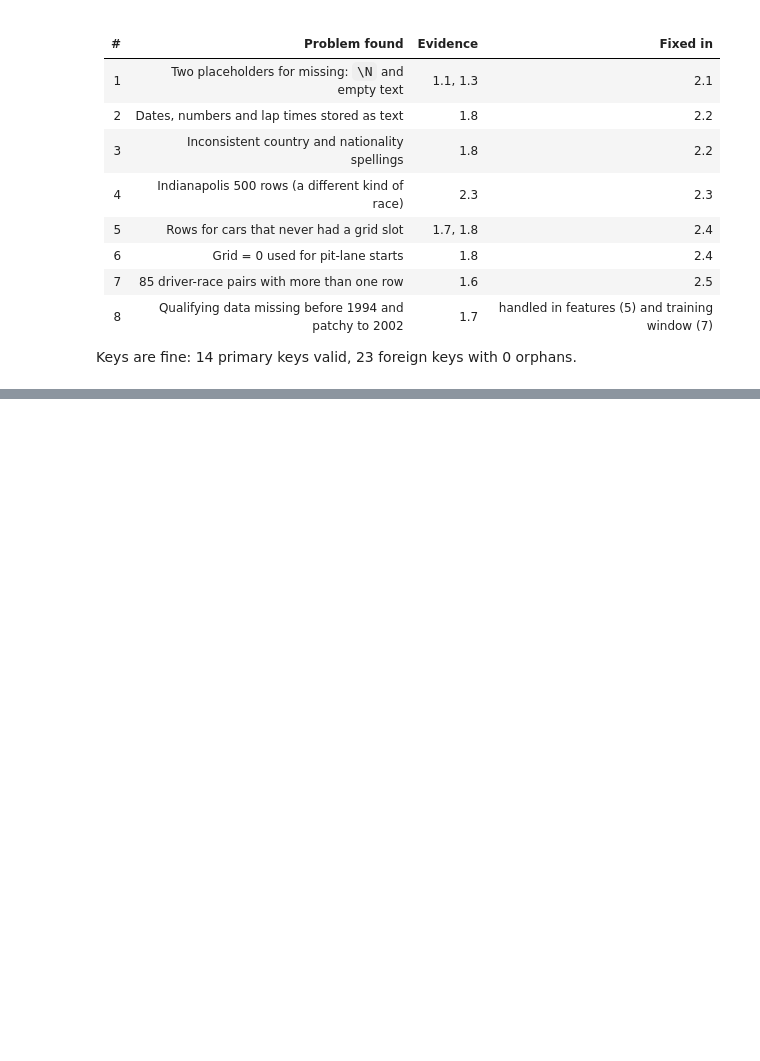
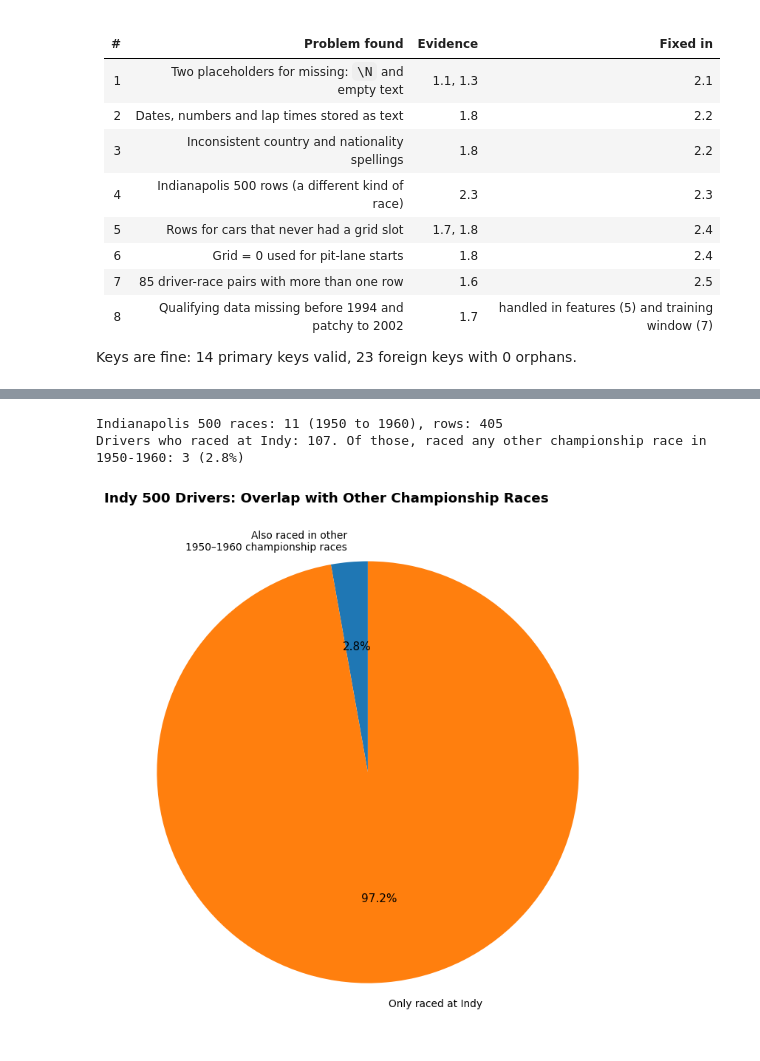
Before and after one commit to adhamshaheen/f1-podium-prediction, a Jupyter notebook: notebooke15c4f85e0.ipynb, the cells around one changed output, grey strips where cells are left out. Cells and saved outputs as stored; diff of their text form; code cells hidden in the pictures; blank space fills up the shorter version.

Commit message:
Cleaning up to section 2.5

```diff
--- a/notebooke15c4f85e0.ipynb
+++ b/notebooke15c4f85e0.ipynb
@@ -615,0 +624,11 @@ Keys are fine: 14 primary keys valid, 23 foreign keys with 0 orphans.
+# %%
+clean = {t: df.copy() for t, df in raw.items()}          # the originals in `raw` stay untouched
+
+for t in clean:
+    clean[t] = clean[t].replace({'\\N': np.nan, '': np.nan})
+
+placeholders_left = sum(int((df == '\\N').sum().sum() + (df == '').sum().sum()) for df in clean.values())
+nan_now = sum(int(df.isna().sum().sum()) for df in clean.values())
+placeholders_before = int(overview[r'cells equal to \N'].sum() + overview['empty cells'].sum())
+print(f'Placeholders before: {placeholders_before:,}   after: {placeholders_left}   NaN cells now: {nan_now:,}')
+assert placeholders_left == 0 and nan_now == placeholders_before      # nothing lost, nothing invented
@@ -615,0 +769,41 @@ Keys are fine: 14 primary keys valid, 23 foreign keys with 0 orphans.
+# %%
+results = clean['results'].merge(clean['races'][['raceId', 'year', 'round', 'name', 'date', 'circuitId']], on='raceId')
+row_log = [('raw results', len(results))]              # we track the row count after every cleaning step
+
+indy_ids = set(clean['races'].loc[clean['races']['name'] == 'Indianapolis 500', 'raceId'])
+indy = results[results['raceId'].isin(indy_ids)]
+others_50s = results[(results['year'] <= 1960) & ~results['raceId'].isin(indy_ids)]
+
+indy_drivers = set(indy['driverId'])
+overlap = indy_drivers & set(others_50s['driverId'])
+print(f'Indianapolis 500 races: {len(indy_ids)} ({indy["year"].min()} to {indy["year"].max()}), rows: {len(indy)}')
+print(f'Drivers who raced at Indy: {len(indy_drivers)}. Of those, raced any other championship race in 1950-1960: {len(overlap)} ({pct(len(overlap) / len(indy_drivers))})')
+
+results = results[~results['raceId'].isin(indy_ids)].copy()
+row_log.append(('drop Indianapolis 500', len(results)))
+
+# --- Visualization : Indy drivers vs overlap with other championship races ---
+overlap_count = len(overlap)
+indy_only_count = len(indy_drivers) - overlap_count
+
+labels = [
+    'Also raced in other\n1950–1960 championship races',
+    'Only raced at Indy'
+]
+
+sizes = [overlap_count, indy_only_count]
+
+plt.figure(figsize=(7, 7))
+plt.pie(
+    sizes,
+    labels=labels,
+    autopct='%1.1f%%',
+    startangle=90
+)
+plt.title('Indy 500 Drivers: Overlap with Other Championship Races')
+plt.tight_layout()
+plt.show()
+# %% [output]
+Indianapolis 500 races: 11 (1950 to 1960), rows: 405
+Drivers who raced at Indy: 107. Of those, raced any other championship race in 1950-1960: 3 (2.8%)
+[figure, added]
```
Also changed, not shown: parts of 13 cells of this notebook.
